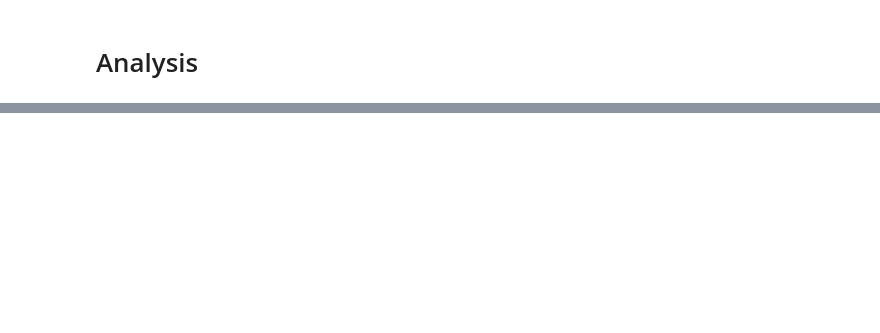
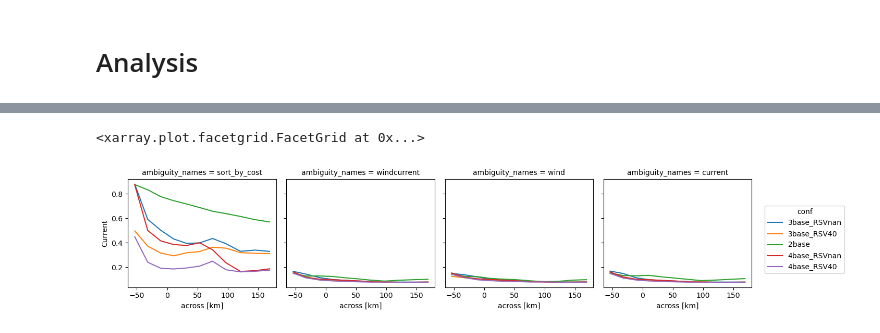
Before and after one commit to ACHMartin/SciRec, a Jupyter notebook: notebooks/SciReC_Sept_2023_perf.ipynb, the cells around one changed output, grey strips where cells are left out. Cells and saved outputs as stored; diff of their text form; code cells hidden in the pictures; blank space fills up the shorter version.

```diff
--- a/notebooks/SciReC_Sept_2023_perf.ipynb
+++ b/notebooks/SciReC_Sept_2023_perf.ipynb
@@ -182,3 +200,9 @@ rmse.median(dim='input_wdir').CurrentVelocity.plot(col='ambiguity_names', hue='c
+# %%
+# Vector RMSE Mean CURRENT
+vrmse.mean(dim='input_wdir').Current.plot(col='ambiguity_names', hue='conf', x='across')
+# %% [output]
+<xarray.plot.facetgrid.FacetGrid at 0x...>
+[figure, added]
 # %%
 rmse.mean(dim='input_wdir').sel(ambiguity_names=['windcurrent','wind','current']).CurrentVelocity.plot(col='ambiguity_names',hue='conf', x='across')
 # %% [output]
```
Also changed, not shown: parts of 45 cells of this notebook.
